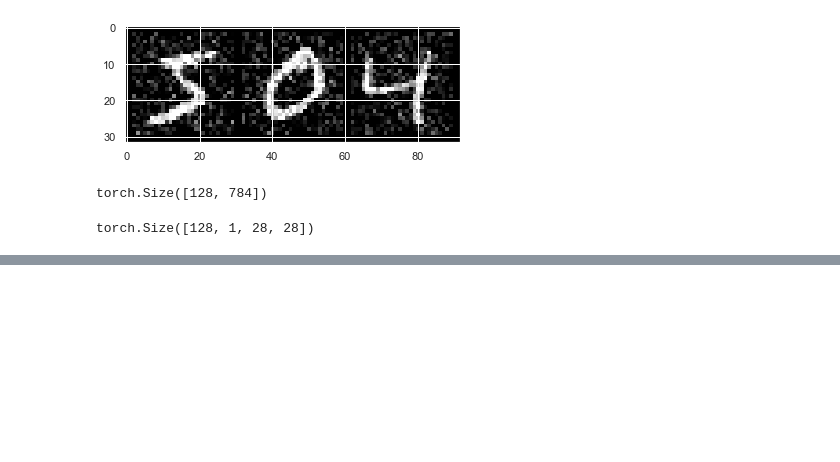
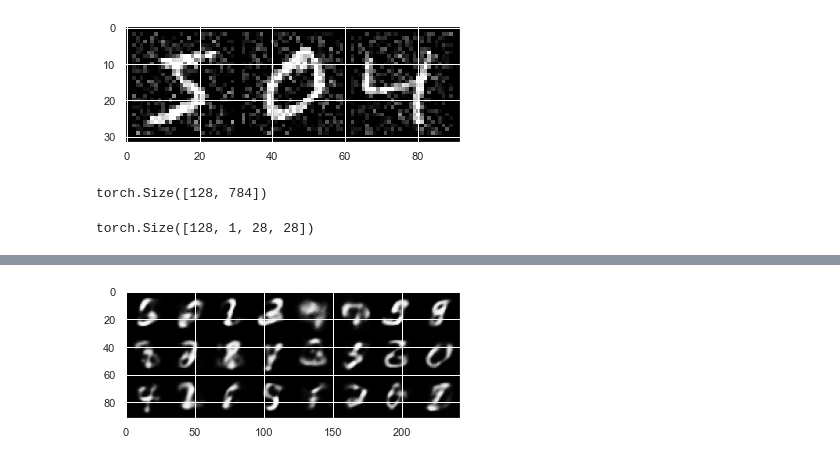
Before and after one commit to cheikh06/AE_Project, a Jupyter notebook: Denoising of corrupted data.ipynb, the cells around one changed output, grey strips where cells are left out. Cells and saved outputs as stored; diff of their text form; code cells hidden in the pictures; blank space fills up the shorter version.

```diff
--- a/Denoising of corrupted data.ipynb
+++ b/Denoising of corrupted data.ipynb
@@ -241,0 +272,13 @@ show_image(data_new)
+# %%
+s=np.random.standard_normal(size=(3,128,32))
+with torch.no_grad():
+    g1=model.decoder(torch.tensor(s[0]).view(128,32).float())
+    g2=model.decoder(torch.tensor(s[1]).view(128,32).float())
+    g3=model.decoder(torch.tensor(s[2]).view(128,32).float())
+# %%
+B=torch.cat((g1.view(128, 1, 28, 28)[:8],
+                                  g2.view(128, 1, 28, 28)[:8],g3.view(128, 1, 28, 28)[:8] ))
+# %%
+imshow(torchvision.utils.make_grid(B))
+# %% [output]
+[figure, added]
```
Also changed, not shown: parts of 27 cells of this notebook.
